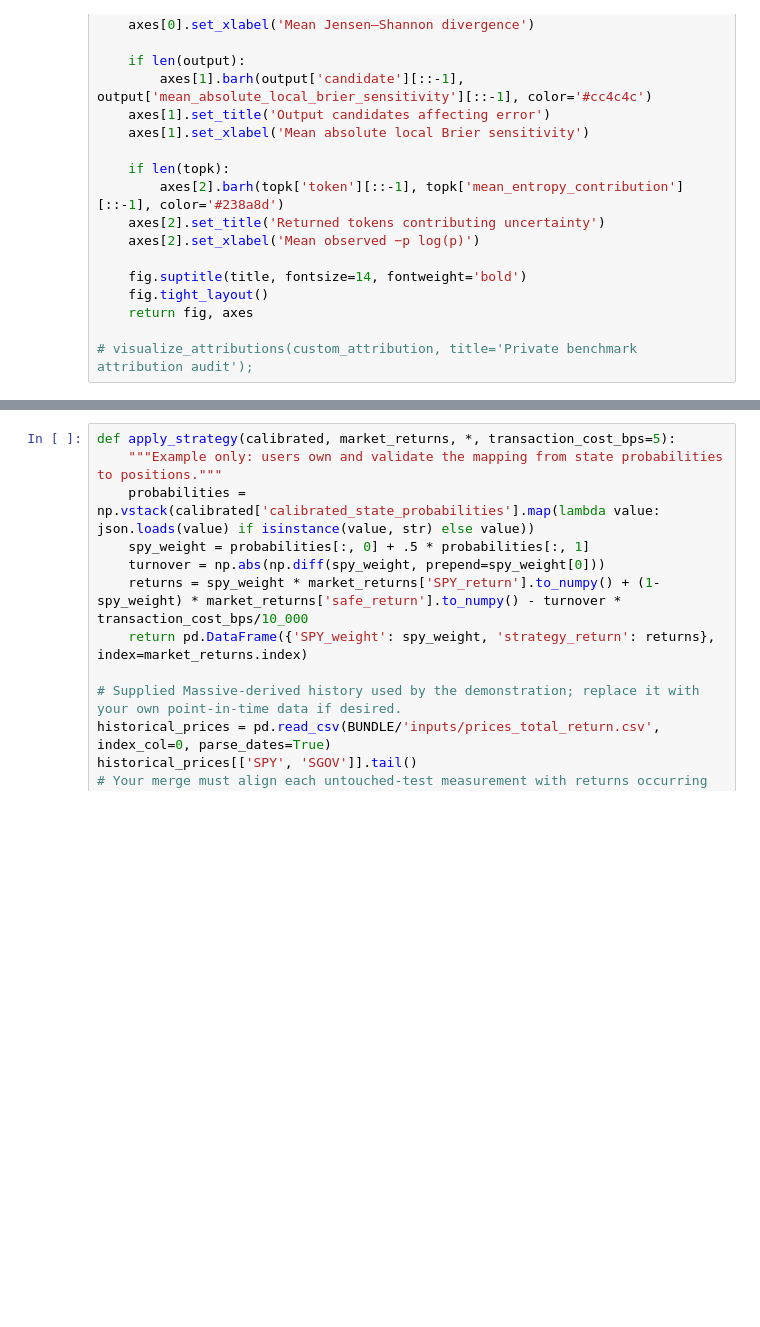
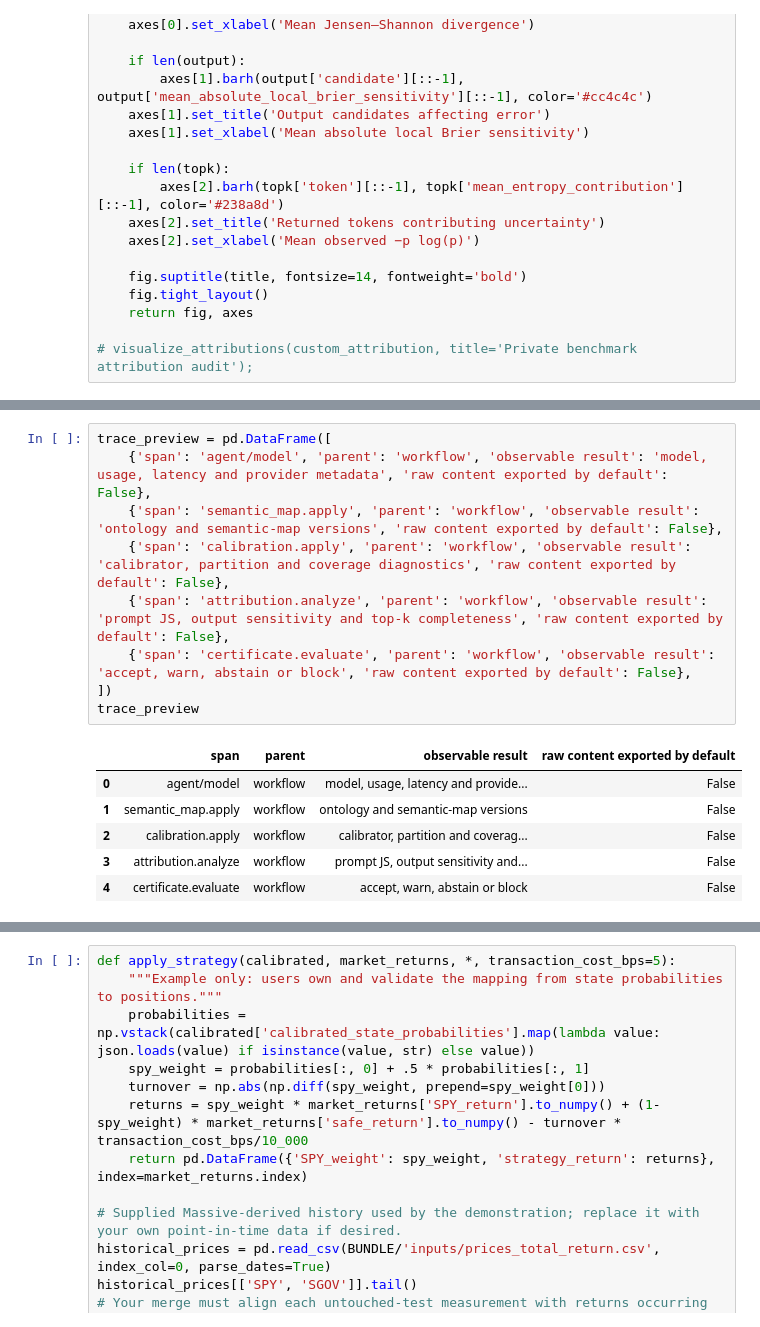
Before and after one commit to mfrdixon/BeliefLens-RSS-Reproducibility, a Jupyter notebook: examples/notebooks/finance/SPY_SGOV_authenticated_workflow.ipynb, the cells around one changed output, grey strips where cells are left out. Drawn from its saved outputs; the diff is of its cells as text; blank space fills up the shorter version.

```diff
--- a/examples/notebooks/finance/SPY_SGOV_authenticated_workflow.ipynb
+++ b/examples/notebooks/finance/SPY_SGOV_authenticated_workflow.ipynb
@@ -187,0 +237,16 @@ def visualize_attributions(attribution, *, title='BeliefLens uncertainty attribu
+# %%
+trace_preview = pd.DataFrame([
+    {'span': 'agent/model', 'parent': 'workflow', 'observable result': 'model, usage, latency and provider metadata', 'raw content exported by default': False},
+    {'span': 'semantic_map.apply', 'parent': 'workflow', 'observable result': 'ontology and semantic-map versions', 'raw content exported by default': False},
+    {'span': 'calibration.apply', 'parent': 'workflow', 'observable result': 'calibrator, partition and coverage diagnostics', 'raw content exported by default': False},
+    {'span': 'attribution.analyze', 'parent': 'workflow', 'observable result': 'prompt JS, output sensitivity and top-k completeness', 'raw content exported by default': False},
+    {'span': 'certificate.evaluate', 'parent': 'workflow', 'observable result': 'accept, warn, abstain or block', 'raw content exported by default': False},
+])
+trace_preview
+# %% [output]
+|  | span | parent | observable result | raw content exported by default |
+| 0 | agent/model | workflow | model, usage, latency and provide... | False |
+| 1 | semantic_map.apply | workflow | ontology and semantic-map versions | False |
+| 2 | calibration.apply | workflow | calibrator, partition and coverag... | False |
+| 3 | attribution.analyze | workflow | prompt JS, output sensitivity and... | False |
+| 4 | certificate.evaluate | workflow | accept, warn, abstain or block | False |
```
Also changed, not shown: parts of 7 cells of this notebook, 1 other file.
